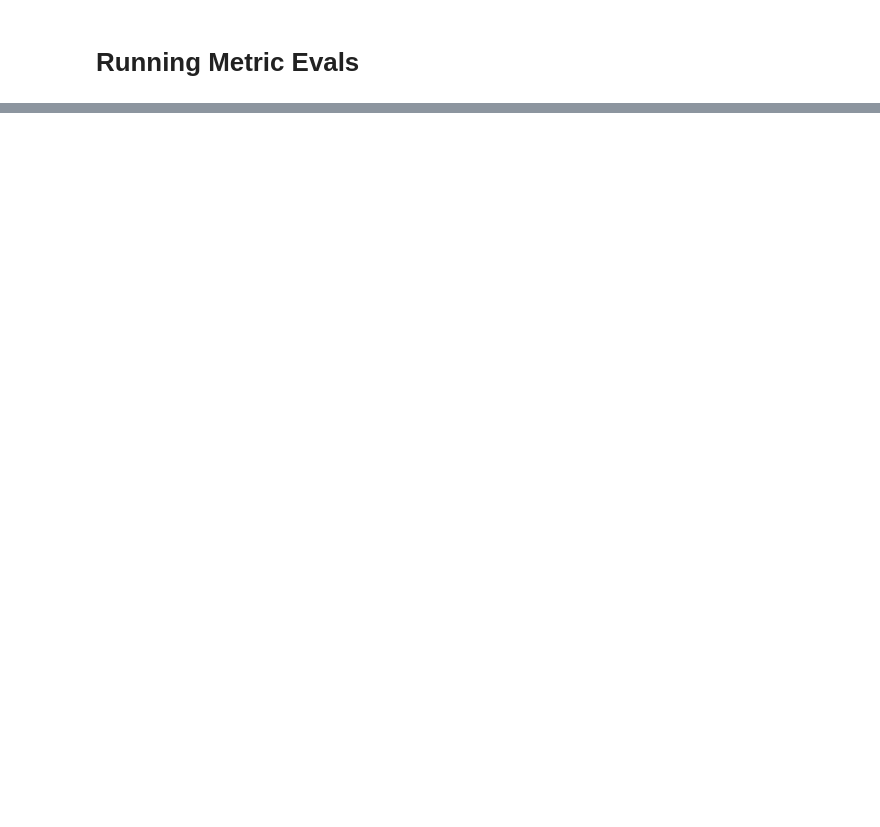
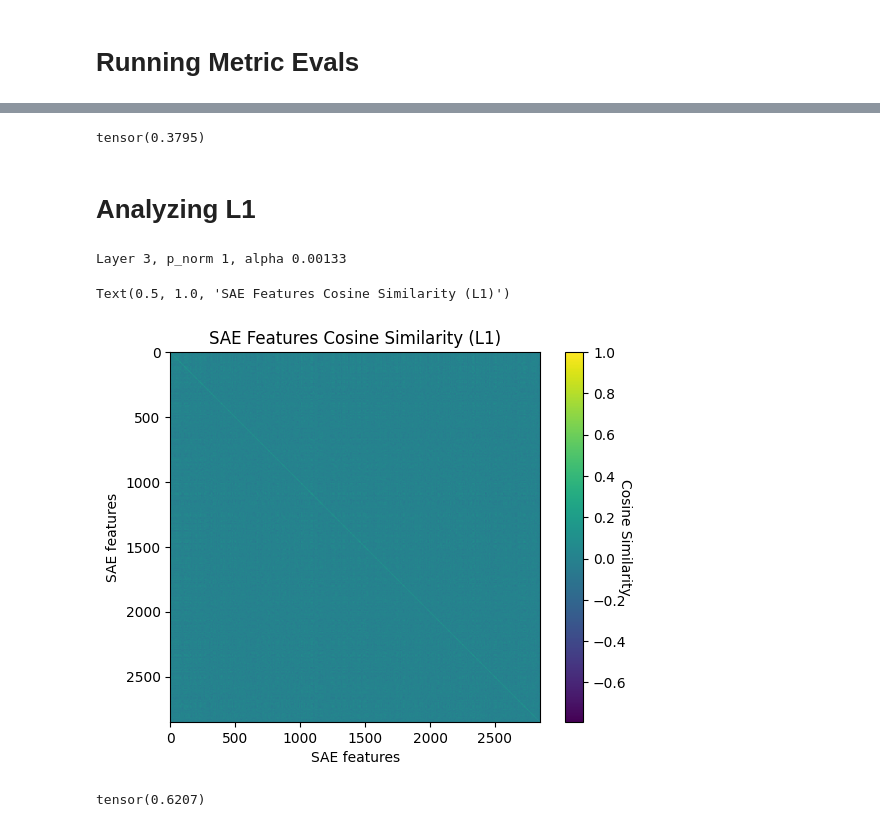
Before and after one commit to Benw8888/mats_sae_training, a Jupyter notebook: evaluating.ipynb, the cells around one changed output, grey strips where cells are left out. Drawn from its saved outputs; the diff is of its cells as text; code cells hidden in the pictures; blank space fills up the shorter version.

```diff
--- a/evaluating.ipynb
+++ b/evaluating.ipynb
@@ -291,0 +382,37 @@ with torch.no_grad():
+# %%
+mncs(sae,sae_lfreq)
+# %% [output]
+tensor(0.3795)
+# %% [markdown]
+# Analyzing L1
+# %%
+uuid_str = "uloaub10"
+path = f"/root/mats_sae_training/checkpoints/{uuid_str}/{file_strings[-1]}"
+sae_group_l1 = torch.load(path)
+log_frequencies_l1 = torch.load(f"/root/mats_sae_training/checkpoints/{uuid_str}/{file_strings[0]}")
+# %%
+id = 9
+sae_l1 = list(sae_group_l1)[id]
+sae_lfreq_l1 = log_frequencies_l1[id]
+hyp = sae_l1.cfg
+print(f"Layer {hyp.hook_point_layer}, p_norm {hyp.lp_norm}, alpha {hyp.l1_coefficient}")
+# %% [output]
+Layer 3, p_norm 1, alpha 0.00133
+# %%
+cosim_matrix = get_cosims(sae_l1,sae_lfreq_l1)
+p_name = "1"
+sorted_cosim_matrix = cosim_matrix #.sort(descending=True, dim=-1)[0].cpu()
+plt.imshow(sorted_cosim_matrix)
+cbar = plt.colorbar()
+cbar.ax.set_ylabel('Cosine Similarity', rotation=270)
+plt.xlabel("SAE features")
+plt.ylabel("SAE features")
+plt.title(f"SAE Features Cosine Similarity (L{p_name})")
+# plt.savefig(f"images_{cfg.seed}/ffl{p_name}.png")
+# %% [output]
+Text(0.5, 1.0, 'SAE Features Cosine Similarity (L1)')
+[figure, added]
+# %%
+mncs(sae_l1,sae_lfreq_l1)
+# %% [output]
+tensor(0.6207)
```
Also changed, not shown: parts of 14 cells of this notebook, 3 other files.
